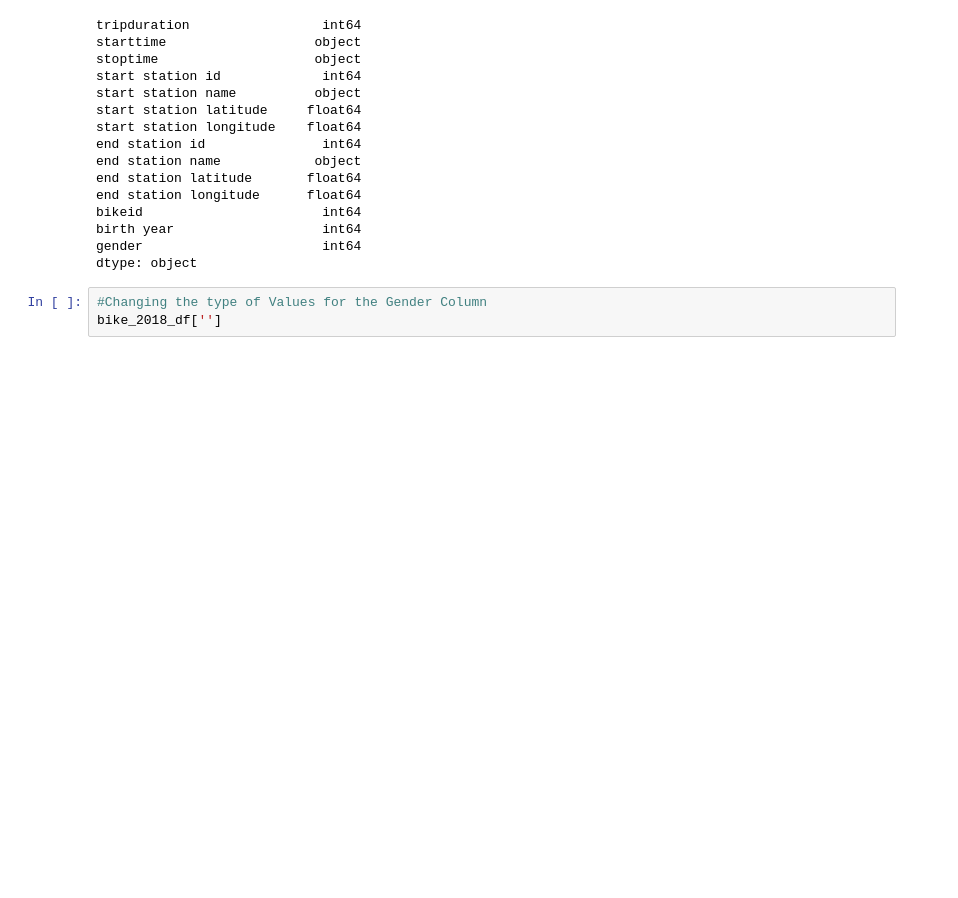
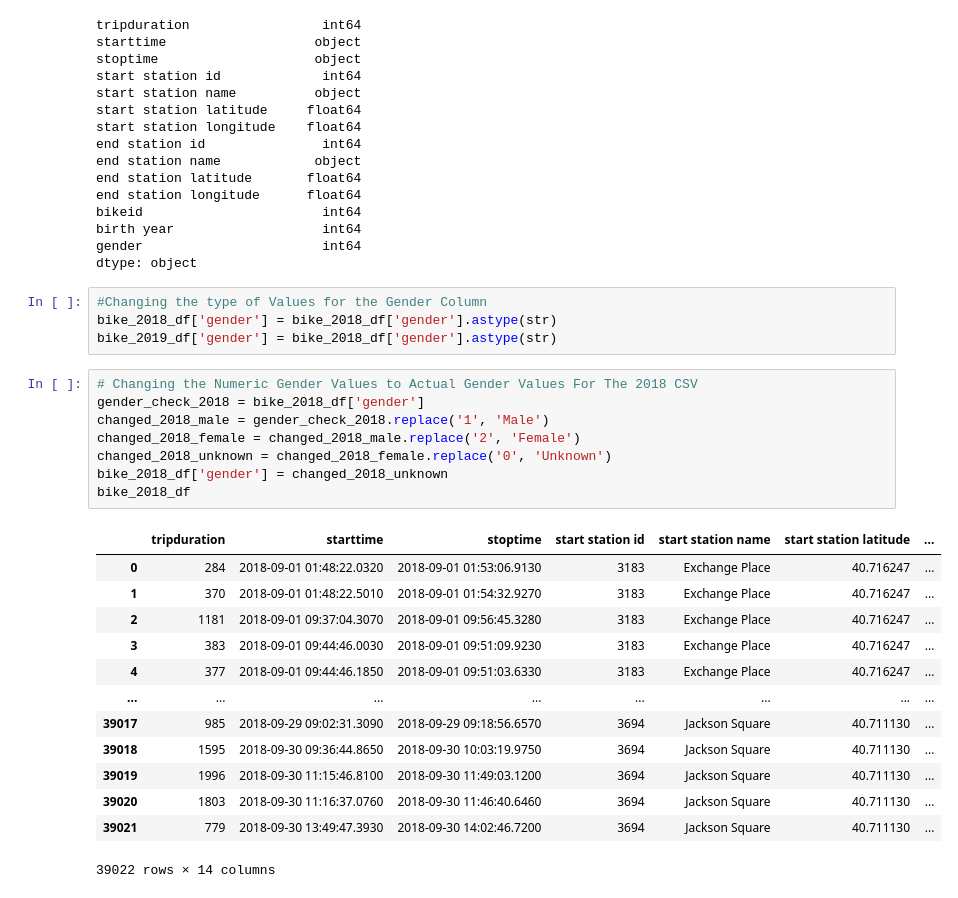
Before and after one commit to Adrian-Stahl/Tableau-Challenge, a Jupyter notebook: Untitled.ipynb, the cells around one changed output. Saved outputs shown, nothing was run; the diff lists cells and outputs as text; blank space fills up the shorter version.

```diff
--- a/Untitled.ipynb
+++ b/Untitled.ipynb
@@ -60,4 +60,27 @@ gender                       int64
 dtype: object
 # %%
 #Changing the type of Values for the Gender Column
-bike_2018_df['']
+bike_2018_df['gender'] = bike_2018_df['gender'].astype(str)
+bike_2019_df['gender'] = bike_2018_df['gender'].astype(str)
+# %%
+# Changing the Numeric Gender Values to Actual Gender Values For The 2018 CSV
+gender_check_2018 = bike_2018_df['gender']
+changed_2018_male = gender_check_2018.replace('1', 'Male')
+changed_2018_female = changed_2018_male.replace('2', 'Female')
+changed_2018_unknown = changed_2018_female.replace('0', 'Unknown')
+bike_2018_df['gender'] = changed_2018_unknown
+bike_2018_df
+# %% [output]
+|  | tripduration | starttime | stoptime | start station id | start station name | start station latitude | ... |
+| 0 | 284 | 2018-09-01 01:48:22.0320 | 2018-09-01 01:53:06.9130 | 3183 | Exchange Place | 40.716247 | ... |
+| 1 | 370 | 2018-09-01 01:48:22.5010 | 2018-09-01 01:54:32.9270 | 3183 | Exchange Place | 40.716247 | ... |
+| 2 | 1181 | 2018-09-01 09:37:04.3070 | 2018-09-01 09:56:45.3280 | 3183 | Exchange Place | 40.716247 | ... |
+| 3 | 383 | 2018-09-01 09:44:46.0030 | 2018-09-01 09:51:09.9230 | 3183 | Exchange Place | 40.716247 | ... |
+| 4 | 377 | 2018-09-01 09:44:46.1850 | 2018-09-01 09:51:03.6330 | 3183 | Exchange Place | 40.716247 | ... |
+| ... | ... | ... | ... | ... | ... | ... | ... |
+| 39017 | 985 | 2018-09-29 09:02:31.3090 | 2018-09-29 09:18:56.6570 | 3694 | Jackson Square | 40.711130 | ... |
+| 39018 | 1595 | 2018-09-30 09:36:44.8650 | 2018-09-30 10:03:19.9750 | 3694 | Jackson Square | 40.711130 | ... |
+| 39019 | 1996 | 2018-09-30 11:15:46.8100 | 2018-09-30 11:49:03.1200 | 3694 | Jackson Square | 40.711130 | ... |
+| 39020 | 1803 | 2018-09-30 11:16:37.0760 | 2018-09-30 11:46:40.6460 | 3694 | Jackson Square | 40.711130 | ... |
+| 39021 | 779 | 2018-09-30 13:49:47.3930 | 2018-09-30 14:02:46.7200 | 3694 | Jackson Square | 40.711130 | ... |
+39022 rows × 14 columns
```
Also changed, not shown: parts of 5 cells of this notebook, 1 other file.
